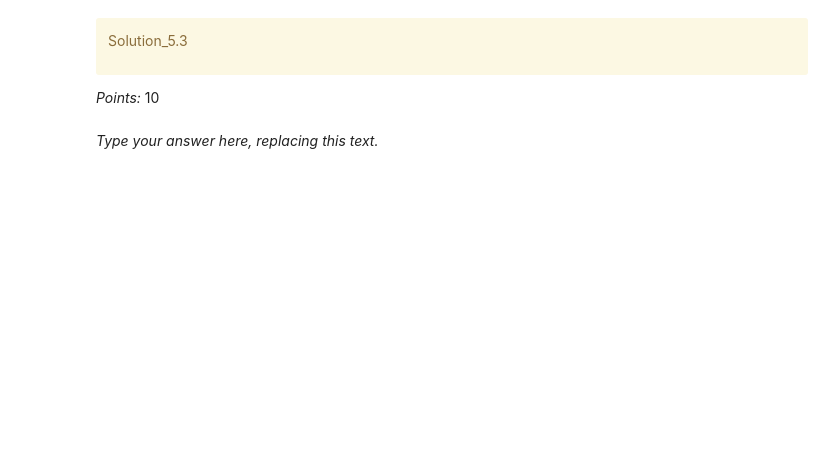
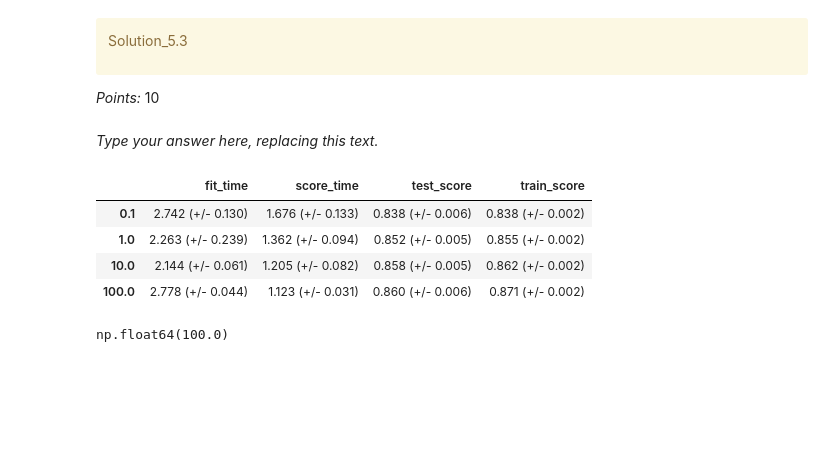
Before and after one commit to Kuiyun24z/CPSC-330-hw3, a Jupyter notebook: hw3.ipynb, the cells around one changed output. Drawn from its saved outputs; the diff is of its cells as text; code cells hidden in the pictures; blank space fills up the shorter version.

```diff
--- a/hw3.ipynb
+++ b/hw3.ipynb
@@ -834,3 +856,34 @@ best_C = None
+# %%
+results_dict = {}
+
+for C in param_grid["C"]:
+    svc_rbf = make_pipeline(
+        preprocessor,
+        SVC(kernel="rbf", C=C, random_state=123)
+    )
+    results_dict[C] = mean_std_cross_val_scores(
+        svc_rbf,
+        X_train,
+        y_train,
+        cv=5,
+        scoring="accuracy",
+        return_train_score=True
+    )
+
+results_df = pd.DataFrame(results_dict).T
+results_df
+# %% [output]
+|  | fit_time | score_time | test_score | train_score |
+| 0.1 | 2.742 (+/- 0.130) | 1.676 (+/- 0.133) | 0.838 (+/- 0.006) | 0.838 (+/- 0.002) |
+| 1.0 | 2.263 (+/- 0.239) | 1.362 (+/- 0.094) | 0.852 (+/- 0.005) | 0.855 (+/- 0.002) |
+| 10.0 | 2.144 (+/- 0.061) | 1.205 (+/- 0.082) | 0.858 (+/- 0.005) | 0.862 (+/- 0.002) |
+| 100.0 | 2.778 (+/- 0.044) | 1.123 (+/- 0.031) | 0.860 (+/- 0.006) | 0.871 (+/- 0.002) |
+# %%
+mean_test_scores = results_df["test_score"].str.split().str[0].astype(float)
+best_C = mean_test_scores.idxmax()
+best_C
+# %% [output]
+np.float64(100.0)
 # %% [markdown]
 <!-- END QUESTION -->
 
```
Also changed, not shown: parts of 17 cells of this notebook.
